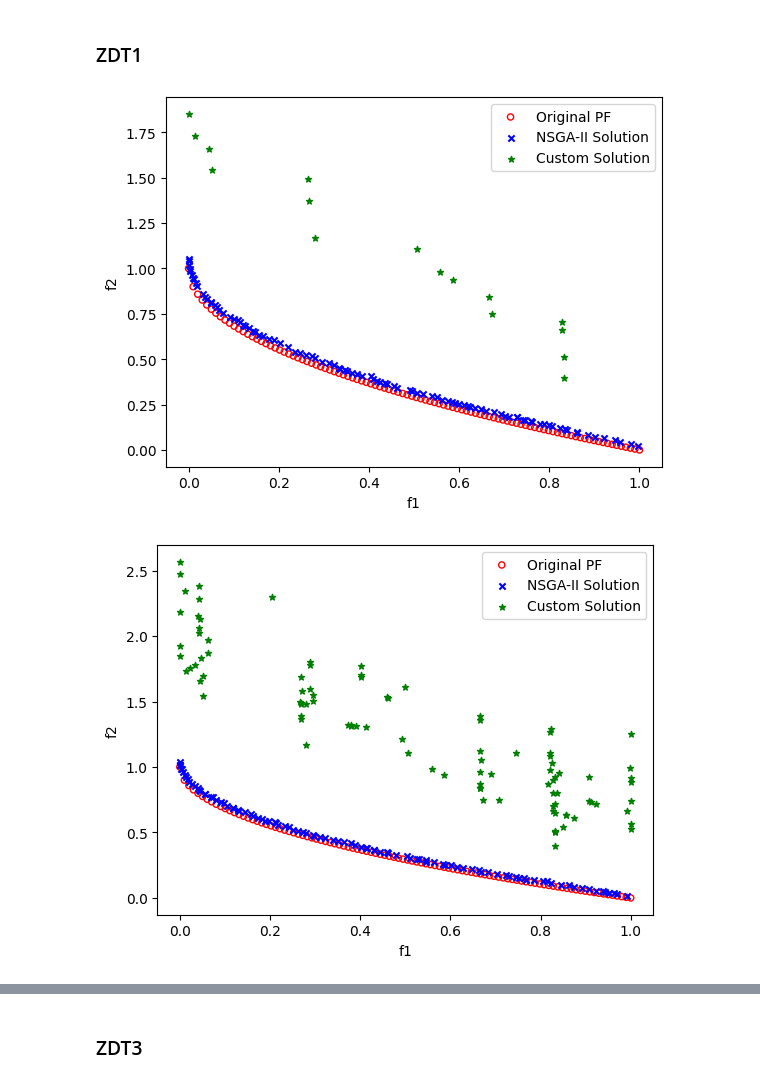
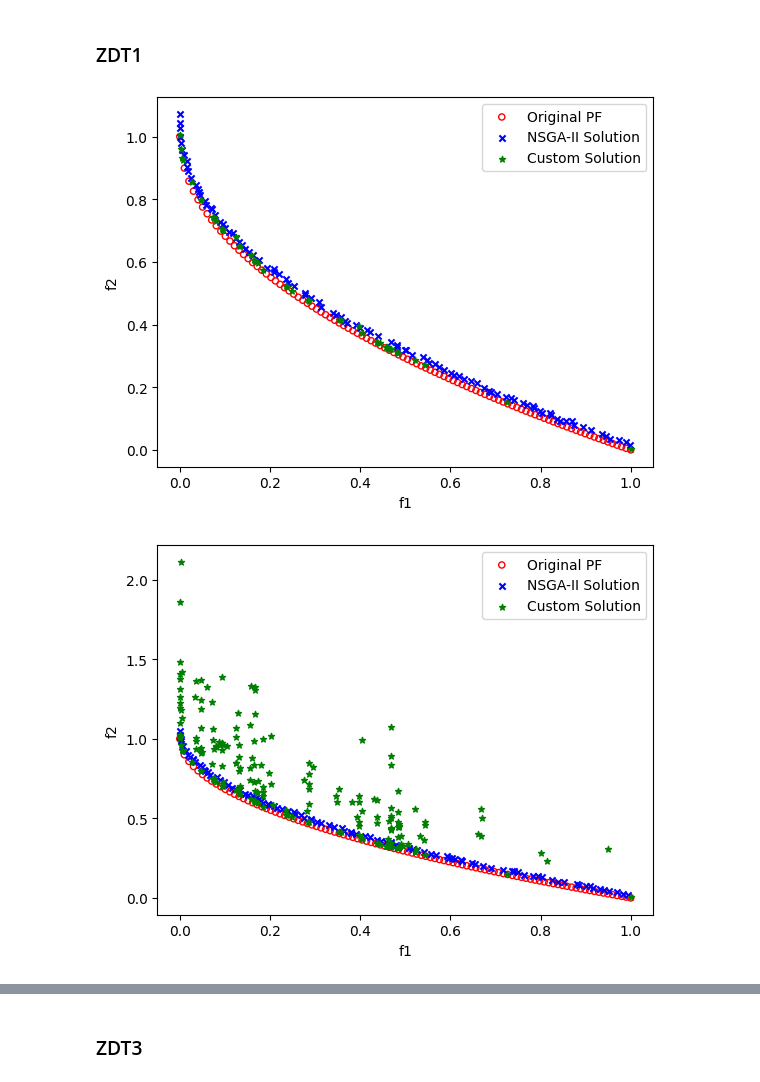
Before and after one commit to pintamonas4575/BIOCOMP-project-MAADM-UPM, a Jupyter notebook: MOO-ZDT1.ipynb, the cells around one changed output, grey strips where cells are left out. Cells and saved outputs as stored; diff of their text form; code cells hidden in the pictures.

```diff
--- a/MOO-ZDT1.ipynb
+++ b/MOO-ZDT1.ipynb
@@ -392,17 +436,19 @@ class SoftMajo:
 # %%
 # Load a test problem from pymoo
 problem = get_problem("zdt1")
 
 # Create and run the evolutionary algorithm
-ea = SoftMajo(problem, p_cross=0.8, p_mut=0.01, population_size=100, generations=100, crossover_method="sbx", mutation_method="pm", selection_method="tournament_by_rank_and_crowding")
+ea = SoftMajo(problem, p_cross=0.9, p_mut=0.05, population_size=200, generations=50,
+              crossover_method="sbx", mutation_method="pm", selection_method="tournament_by_rank_and_crowding",
+              selection_approach="pareto_front")
 final_population, final_fitness = ea.evolve()
 
 # Calculate Pareto front from the evolutionary algorithm results
 pareto_population, pareto_fitness = ea.calculate_pareto_front(final_population, final_fitness)
 
 # Plot the results
 plot_comparison(pareto_fitness, problem, with_nsga2=True)
 plot_comparison(final_fitness, problem, with_nsga2=True)
 # %% [output]
-[figure, old version]
+[figure, new version]
-[figure, old version]
+[figure, new version]
```
Also changed, not shown: parts of 4 cells of this notebook.
